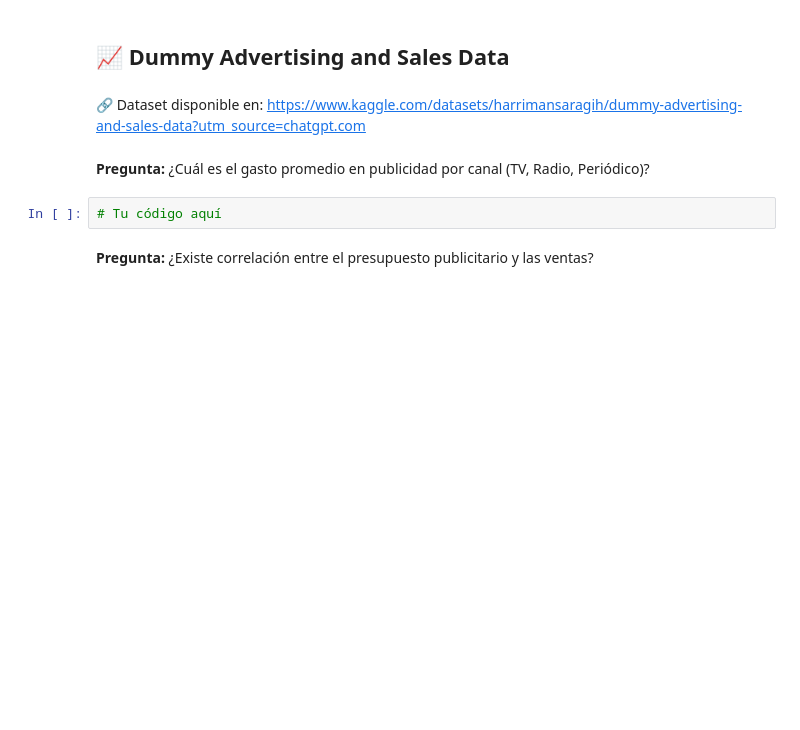
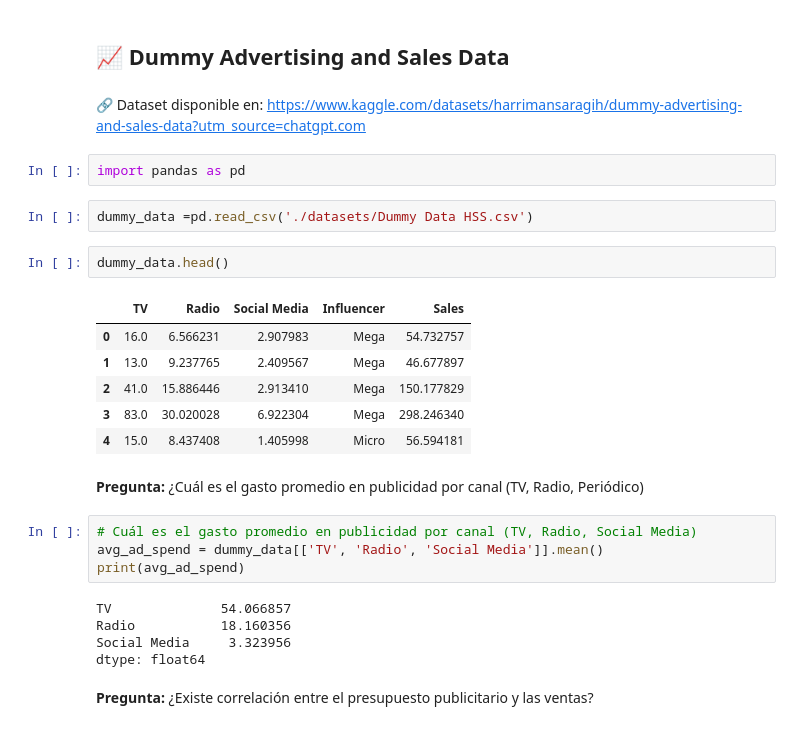
Before and after one commit to Lizeh06-P/AnaliticadeDatosNegociosDigitales, a Jupyter notebook: 03-practica-pandas-visualizacion/practicas-con-datasets-kaggle.ipynb, the cells around one changed output. Drawn from its saved outputs; the diff is of its cells as text; blank space fills up the shorter version.

```diff
--- a/03-practica-pandas-visualizacion/practicas-con-datasets-kaggle.ipynb
+++ b/03-practica-pandas-visualizacion/practicas-con-datasets-kaggle.ipynb
@@ -53,10 +182,30 @@ print(df_retail.shape)
 ## 📈 Dummy Advertising and Sales Data
 # %% [markdown]
 🔗 Dataset disponible en: [https://www.kaggle.com/datasets/harrimansaragih/dummy-advertising-and-sales-data?utm_source=chatgpt.com](https://www.kaggle.com/datasets/harrimansaragih/dummy-advertising-and-sales-data?utm_source=chatgpt.com)
+# %%
+import pandas as pd
+# %%
+dummy_data =pd.read_csv('./datasets/Dummy Data HSS.csv')
+# %%
+dummy_data.head()
+# %% [output]
+|  | TV | Radio | Social Media | Influencer | Sales |
+| 0 | 16.0 | 6.566231 | 2.907983 | Mega | 54.732757 |
+| 1 | 13.0 | 9.237765 | 2.409567 | Mega | 46.677897 |
+| 2 | 41.0 | 15.886446 | 2.913410 | Mega | 150.177829 |
+| 3 | 83.0 | 30.020028 | 6.922304 | Mega | 298.246340 |
+| 4 | 15.0 | 8.437408 | 1.405998 | Micro | 56.594181 |
 # %% [markdown]
-**Pregunta:** ¿Cuál es el gasto promedio en publicidad por canal (TV, Radio, Periódico)?
+**Pregunta:** ¿Cuál es el gasto promedio en publicidad por canal (TV, Radio, Periódico)
 # %%
-# Tu código aquí
+# Cuál es el gasto promedio en publicidad por canal (TV, Radio, Social Media)
+avg_ad_spend = dummy_data[['TV', 'Radio', 'Social Media']].mean()
+print(avg_ad_spend)
+# %% [output]
+TV              54.066857
+Radio           18.160356
+Social Media     3.323956
+dtype: float64
 # %% [markdown]
 **Pregunta:** ¿Existe correlación entre el presupuesto publicitario y las ventas?
 # %%
```
Also changed, not shown: parts of 52 cells of this notebook, 29 other files.
